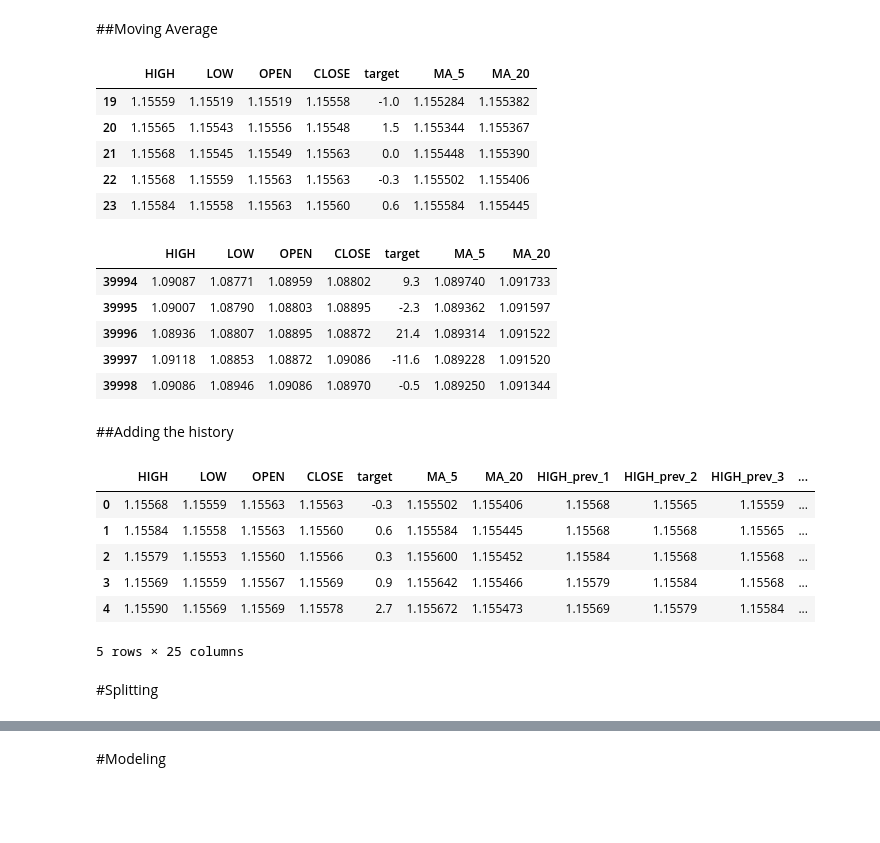
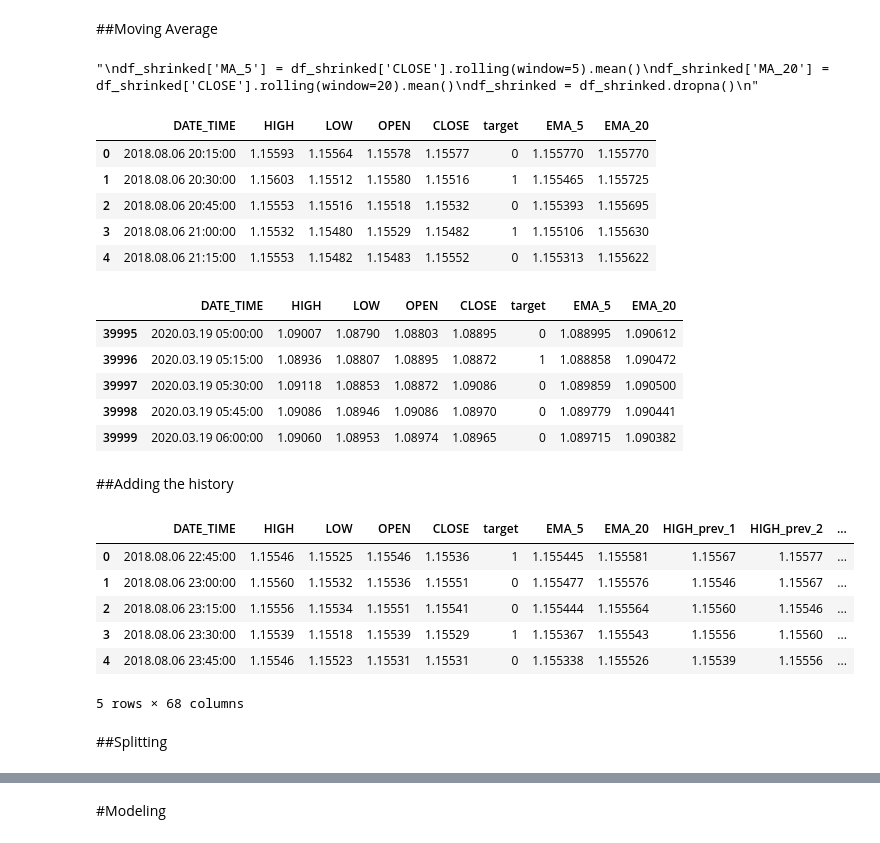
Before and after one commit to FaridRash/eurusd-regression-forecasting, a Jupyter notebook: Farid/Farid_1st.ipynb, the cells around one changed output, grey strips where cells are left out. Cells and saved outputs as stored; diff of their text form; code cells hidden in the pictures; blank space fills up the shorter version.

```diff
--- a/Farid/Farid_1st.ipynb
+++ b/Farid/Farid_1st.ipynb
@@ -65,8 +65,13 @@ display(df_shrinked.tail())
 # %% [markdown]
 ##Target Allocation
 # %%
-df_shrinked['target'] = (df_shrinked['CLOSE'].shift(-1) - df_shrinked['CLOSE']) * 10000
-df_shrinked = df_shrinked.dropna()
-display(df.head())
-display(df.tail())
+import numpy as np
+
+# Allocate target based on the next closing price
+df_shrinked['target'] = np.where(df_shrinked['CLOSE'].shift(-1) > df_shrinked['CLOSE'], 1, 0)
+
+df_shrinked = df_shrinked.dropna().reset_index(drop=True)
+
+display(df_shrinked.head())
+display(df_shrinked.tail())
 # %% [output]
@@ -85,46 +90,54 @@ display(df.tail())
 # %% [markdown]
 ##Moving Average
+# %%
+df_shrinked['EMA_5'] = df_shrinked['CLOSE'].ewm(span=3, adjust=False).mean()
+df_shrinked['EMA_20'] = df_shrinked['CLOSE'].ewm(span=26, adjust=False).mean()
+df_shrinked = df_shrinked.dropna()
 # %%
+"""
 df_shrinked['MA_5'] = df_shrinked['CLOSE'].rolling(window=5).mean()
 df_shrinked['MA_20'] = df_shrinked['CLOSE'].rolling(window=20).mean()
 df_shrinked = df_shrinked.dropna()
+"""
+# %% [output]
+"\ndf_shrinked['MA_5'] = df_shrinked['CLOSE'].rolling(window=5).mean()\ndf_shrinked['MA_20'] = df_shrinked['CLOSE'].rolling(window=20).mean()\ndf_shrinked = df_shrinked.dropna()\n"
 # %%
 display(df_shrinked.head())
 display(df_shrinked.tail())
 # %% [output]
-|  | HIGH | LOW | OPEN | CLOSE | target | MA_5 | MA_20 |
-| 19 | 1.15559 | 1.15519 | 1.15519 | 1.15558 | -1.0 | 1.155284 | 1.155382 |
-| 20 | 1.15565 | 1.15543 | 1.15556 | 1.15548 | 1.5 | 1.155344 | 1.155367 |
-| 21 | 1.15568 | 1.15545 | 1.15549 | 1.15563 | 0.0 | 1.155448 | 1.155390 |
-| 22 | 1.15568 | 1.15559 | 1.15563 | 1.15563 | -0.3 | 1.155502 | 1.155406 |
-| 23 | 1.15584 | 1.15558 | 1.15563 | 1.15560 | 0.6 | 1.155584 | 1.155445 |
+|  | DATE_TIME | HIGH | LOW | OPEN | CLOSE | target | EMA_5 | EMA_20 |
+| 0 | 2018.08.06 20:15:00 | 1.15593 | 1.15564 | 1.15578 | 1.15577 | 0 | 1.155770 | 1.155770 |
+| 1 | 2018.08.06 20:30:00 | 1.15603 | 1.15512 | 1.15580 | 1.15516 | 1 | 1.155465 | 1.155725 |
+| 2 | 2018.08.06 20:45:00 | 1.15553 | 1.15516 | 1.15518 | 1.15532 | 0 | 1.155393 | 1.155695 |
+| 3 | 2018.08.06 21:00:00 | 1.15532 | 1.15480 | 1.15529 | 1.15482 | 1 | 1.155106 | 1.155630 |
+| 4 | 2018.08.06 21:15:00 | 1.15553 | 1.15482 | 1.15483 | 1.15552 | 0 | 1.155313 | 1.155622 |
-|  | HIGH | LOW | OPEN | CLOSE | target | MA_5 | MA_20 |
-| 39994 | 1.09087 | 1.08771 | 1.08959 | 1.08802 | 9.3 | 1.089740 | 1.091733 |
-| 39995 | 1.09007 | 1.08790 | 1.08803 | 1.08895 | -2.3 | 1.089362 | 1.091597 |
-| 39996 | 1.08936 | 1.08807 | 1.08895 | 1.08872 | 21.4 | 1.089314 | 1.091522 |
-| 39997 | 1.09118 | 1.08853 | 1.08872 | 1.09086 | -11.6 | 1.089228 | 1.091520 |
-| 39998 | 1.09086 | 1.08946 | 1.09086 | 1.08970 | -0.5 | 1.089250 | 1.091344 |
+|  | DATE_TIME | HIGH | LOW | OPEN | CLOSE | target | EMA_5 | EMA_20 |
+| 39995 | 2020.03.19 05:00:00 | 1.09007 | 1.08790 | 1.08803 | 1.08895 | 0 | 1.088995 | 1.090612 |
+| 39996 | 2020.03.19 05:15:00 | 1.08936 | 1.08807 | 1.08895 | 1.08872 | 1 | 1.088858 | 1.090472 |
+| 39997 | 2020.03.19 05:30:00 | 1.09118 | 1.08853 | 1.08872 | 1.09086 | 0 | 1.089859 | 1.090500 |
+| 39998 | 2020.03.19 05:45:00 | 1.09086 | 1.08946 | 1.09086 | 1.08970 | 0 | 1.089779 | 1.090441 |
+| 39999 | 2020.03.19 06:00:00 | 1.09060 | 1.08953 | 1.08974 | 1.08965 | 0 | 1.089715 | 1.090382 |
 # %% [markdown]
 ##Adding the history
 # %%
 # Adding the history
-for col in ['HIGH', 'LOW', 'OPEN', 'CLOSE', 'MA_5', 'MA_20']:
-    for i in range(1, 4):
+for col in ['HIGH', 'LOW', 'OPEN', 'CLOSE', 'EMA_5', 'EMA_20']:
+    for i in range(1, 11):
         df_shrinked[f'{col}_prev_{i}'] = df_shrinked[col].shift(i)
 
 df_shrinked = df_shrinked.dropna().reset_index(drop=True)
 
 display(df_shrinked.head())
 # %% [output]
-|  | HIGH | LOW | OPEN | CLOSE | target | MA_5 | MA_20 | HIGH_prev_1 | HIGH_prev_2 | HIGH_prev_3 | ... |
-| 0 | 1.15568 | 1.15559 | 1.15563 | 1.15563 | -0.3 | 1.155502 | 1.155406 | 1.15568 | 1.15565 | 1.15559 | ... |
-| 1 | 1.15584 | 1.15558 | 1.15563 | 1.15560 | 0.6 | 1.155584 | 1.155445 | 1.15568 | 1.15568 | 1.15565 | ... |
-| 2 | 1.15579 | 1.15553 | 1.15560 | 1.15566 | 0.3 | 1.155600 | 1.155452 | 1.15584 | 1.15568 | 1.15568 | ... |
-| 3 | 1.15569 | 1.15559 | 1.15567 | 1.15569 | 0.9 | 1.155642 | 1.155466 | 1.15579 | 1.15584 | 1.15568 | ... |
-| 4 | 1.15590 | 1.15569 | 1.15569 | 1.15578 | 2.7 | 1.155672 | 1.155473 | 1.15569 | 1.15579 | 1.15584 | ... |
+|  | DATE_TIME | HIGH | LOW | OPEN | CLOSE | target | EMA_5 | EMA_20 | HIGH_prev_1 | HIGH_prev_2 | ... |
+| 0 | 2018.08.06 22:45:00 | 1.15546 | 1.15525 | 1.15546 | 1.15536 | 1 | 1.155445 | 1.155581 | 1.15567 | 1.15577 | ... |
+| 1 | 2018.08.06 23:00:00 | 1.15560 | 1.15532 | 1.15536 | 1.15551 | 0 | 1.155477 | 1.155576 | 1.15546 | 1.15567 | ... |
+| 2 | 2018.08.06 23:15:00 | 1.15556 | 1.15534 | 1.15551 | 1.15541 | 0 | 1.155444 | 1.155564 | 1.15560 | 1.15546 | ... |
+| 3 | 2018.08.06 23:30:00 | 1.15539 | 1.15518 | 1.15539 | 1.15529 | 1 | 1.155367 | 1.155543 | 1.15556 | 1.15560 | ... |
+| 4 | 2018.08.06 23:45:00 | 1.15546 | 1.15523 | 1.15531 | 1.15531 | 0 | 1.155338 | 1.155526 | 1.15539 | 1.15556 | ... |
-5 rows × 25 columns
+5 rows × 68 columns
 # %% [markdown]
-#Splitting
+##Splitting
 # %%
 from sklearn.model_selection import train_test_split
 
```
Also changed, not shown: parts of 19 cells of this notebook.
